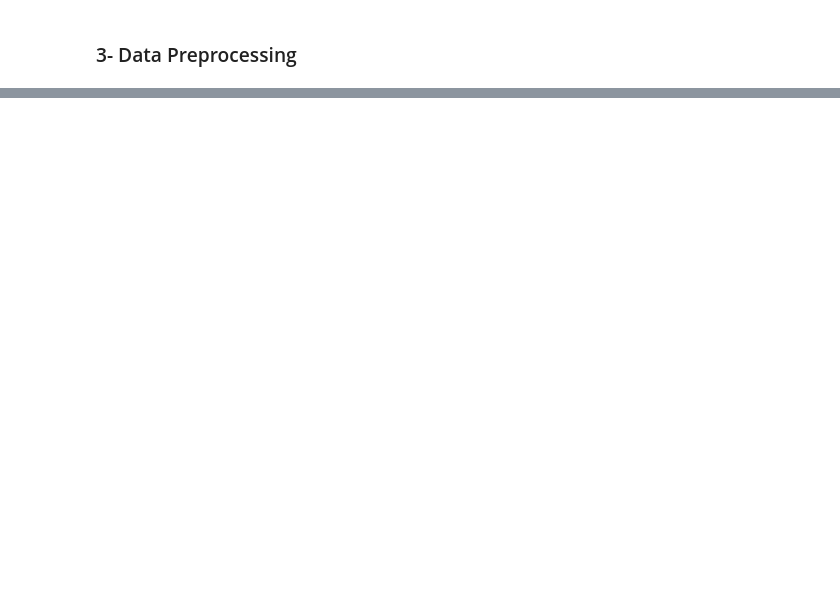
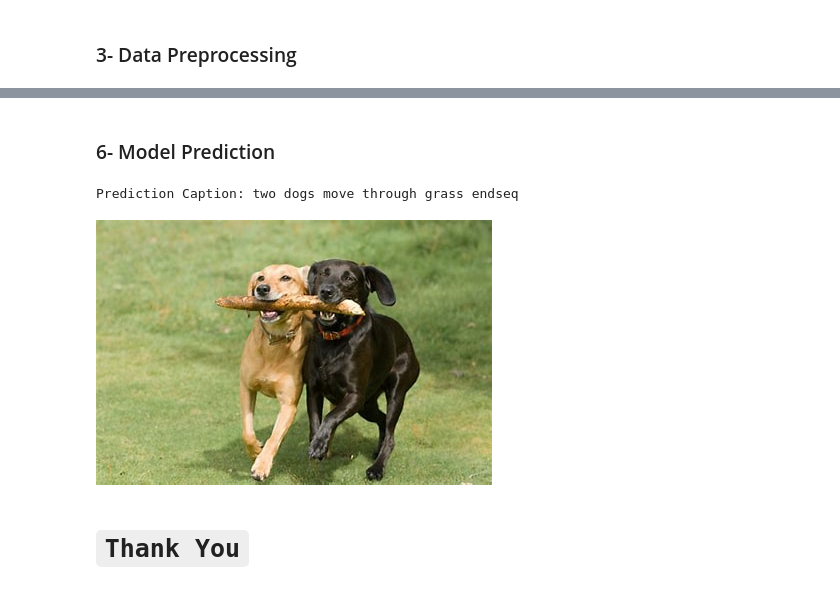
Before and after one commit to Elghandour-eng/Arabic_Image_Captioning, a Jupyter notebook: Image_captioning_decoder&encoder.ipynb, the cells around one changed output, grey strips where cells are left out. Saved outputs shown, nothing was run; the diff lists cells and outputs as text; code cells hidden in the pictures; blank space fills up the shorter version.

```diff
--- a/Image_captioning_decoder&encoder.ipynb
+++ b/Image_captioning_decoder&encoder.ipynb
@@ -238,0 +381,50 @@ def prepare_tf_dataset(Buffer_size, Batch_size, X_train, y_train):
+# %%
+from PIL import Image
+
+def features_extrector(temp_input):
+        model = tf.keras.applications.InceptionV3(include_top=False, weights='imagenet')
+        #temp_input = model.input # get the input layer
+        hidden_layer = model(temp_input) # get the output layer
+        #image_features_extract_model = tf.keras.Model(temp_input, hidden_layer) # create a new model
+        return hidden_layer
+
+def evaluate(image):
+    hidden = decoder.reset_state(batch_size=1)
+    temp_input = tf.expand_dims(img_preprocess.load_image(image)[0], 0)
+    img_tensor_val = features_extrector(temp_input)
+    img_tensor_val = tf.reshape(img_tensor_val, (img_tensor_val.shape[0], -1, img_tensor_val.shape[3]))
+    features = encoder(img_tensor_val)
+    dec_input = tf.expand_dims([tokenizer.word_index['startseq']], 0)
+
+
+    result = []
+
+    for i in range(max_length):
+        predictions, hidden, attention_weights = decoder(dec_input, features, hidden)
+
+        predicted_id = tf.random.categorical(predictions, 1)[0][0].numpy()
+        result.append(tokenizer.index_word[predicted_id])
+
+        if tokenizer.index_word[predicted_id] == 'endseq':
+            return result
+
+        dec_input = tf.expand_dims([predicted_id], 0)
+    return result
+
+def predict(image_url, random_name ):
+    image_extension = image_url[-4:]
+    image_path = tf.keras.utils.get_file('image'+random_name + image_extension, origin=image_url)
+    result = evaluate(image_path)
+
+    print('Prediction Caption:', ' '.join(result))
+    display(Image.open(image_path))
+# %% [markdown]
+### 6- Model Prediction
+# %%
+img_url = 'https://th.bing.com/th?id=OIP.eMgWAoPsuhZUcvcxuV48nAHaE9&w=305&h=204&c=8&rs=1&qlt=90&o=6&dpr=1.3&pid=3.1&rm=2'
+predict(img_url, '1')
+# %% [output]
+Prediction Caption: two dogs move through grass endseq
+[figure, added]
+# %% [markdown]
+# `Thank You`
```
Also changed, not shown: parts of 18 cells of this notebook.
